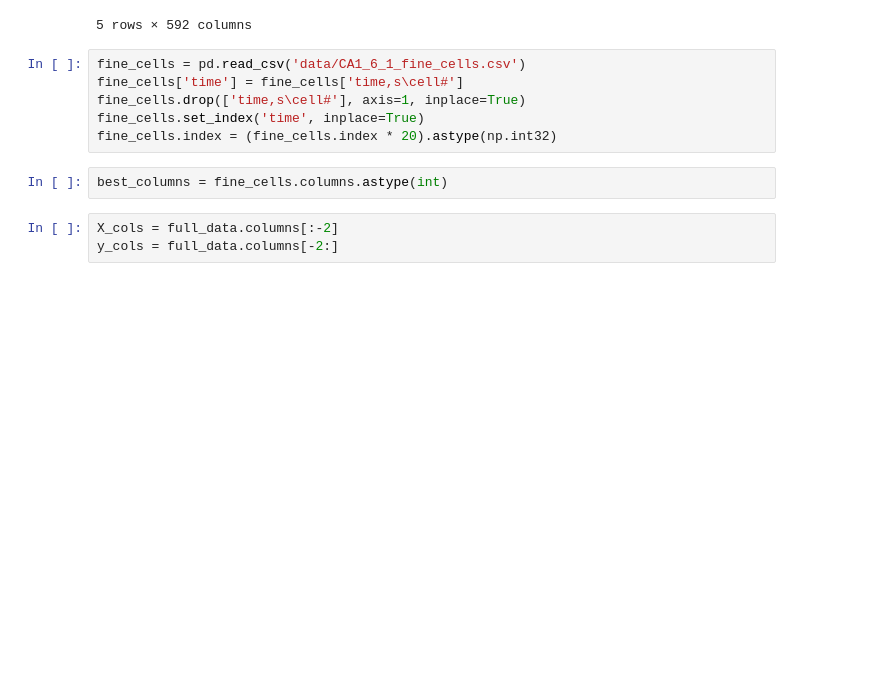
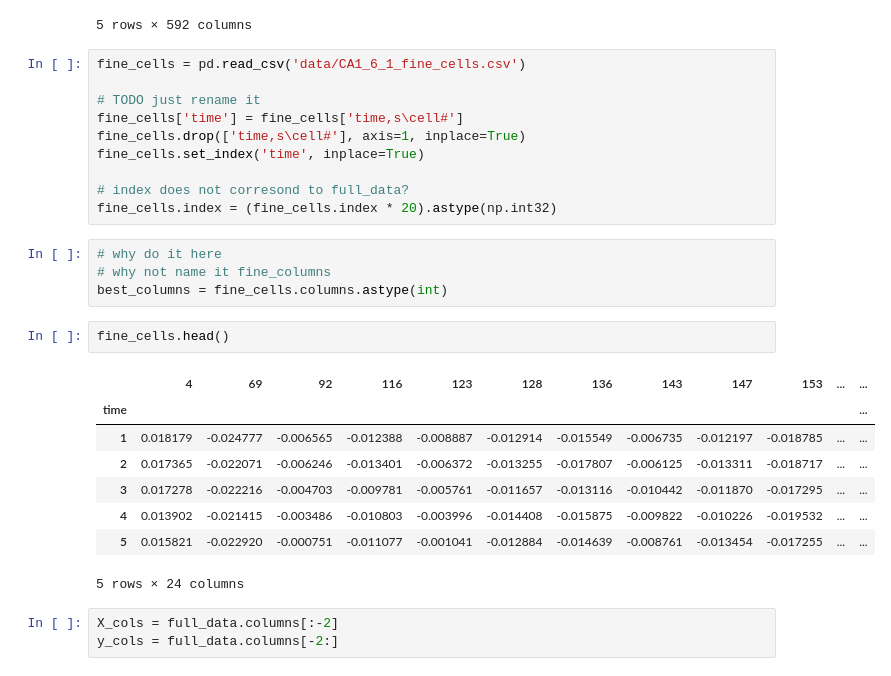
Before and after one commit to thxi/PlaceCells, a Jupyter notebook: cur.ipynb, the cells around one changed output. Drawn from its saved outputs; the diff is of its cells as text; blank space fills up the shorter version.

```diff
--- a/cur.ipynb
+++ b/cur.ipynb
@@ -47,12 +47,29 @@ full_data.head()
 5 rows × 592 columns
 # %%
 fine_cells = pd.read_csv('data/CA1_6_1_fine_cells.csv')
+
+# TODO just rename it
 fine_cells['time'] = fine_cells['time,s\cell#']
 fine_cells.drop(['time,s\cell#'], axis=1, inplace=True)
 fine_cells.set_index('time', inplace=True)
+
+# index does not corresond to full_data?
 fine_cells.index = (fine_cells.index * 20).astype(np.int32)
-# %%
-best_columns = fine_cells.columns.astype(int)
+# %%
+# why do it here
+# why not name it fine_columns
+best_columns = fine_cells.columns.astype(int)
+# %%
+fine_cells.head()
+# %% [output]
+|  | 4 | 69 | 92 | 116 | 123 | 128 | 136 | 143 | 147 | 153 | ... | ... |
+| time |  |  |  |  |  |  |  |  |  |  |  | ... |
+| 1 | 0.018179 | -0.024777 | -0.006565 | -0.012388 | -0.008887 | -0.012914 | -0.015549 | -0.006735 | -0.012197 | -0.018785 | ... | ... |
+| 2 | 0.017365 | -0.022071 | -0.006246 | -0.013401 | -0.006372 | -0.013255 | -0.017807 | -0.006125 | -0.013311 | -0.018717 | ... | ... |
+| 3 | 0.017278 | -0.022216 | -0.004703 | -0.009781 | -0.005761 | -0.011657 | -0.013116 | -0.010442 | -0.011870 | -0.017295 | ... | ... |
+| 4 | 0.013902 | -0.021415 | -0.003486 | -0.010803 | -0.003996 | -0.014408 | -0.015875 | -0.009822 | -0.010226 | -0.019532 | ... | ... |
+| 5 | 0.015821 | -0.022920 | -0.000751 | -0.011077 | -0.001041 | -0.012884 | -0.014639 | -0.008761 | -0.013454 | -0.017255 | ... | ... |
+5 rows × 24 columns
 # %%
 X_cols = full_data.columns[:-2]
 y_cols = full_data.columns[-2:]
```
Also changed, not shown: parts of 7 cells of this notebook.
